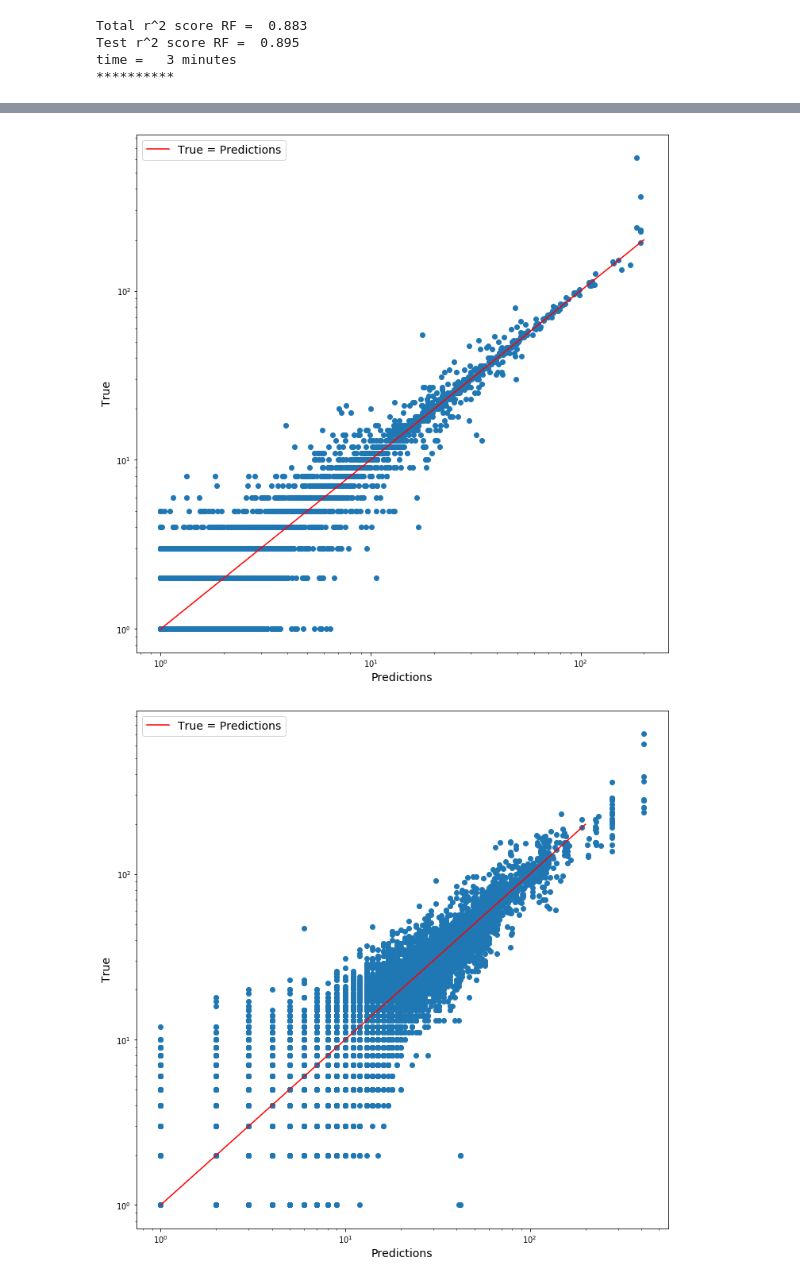
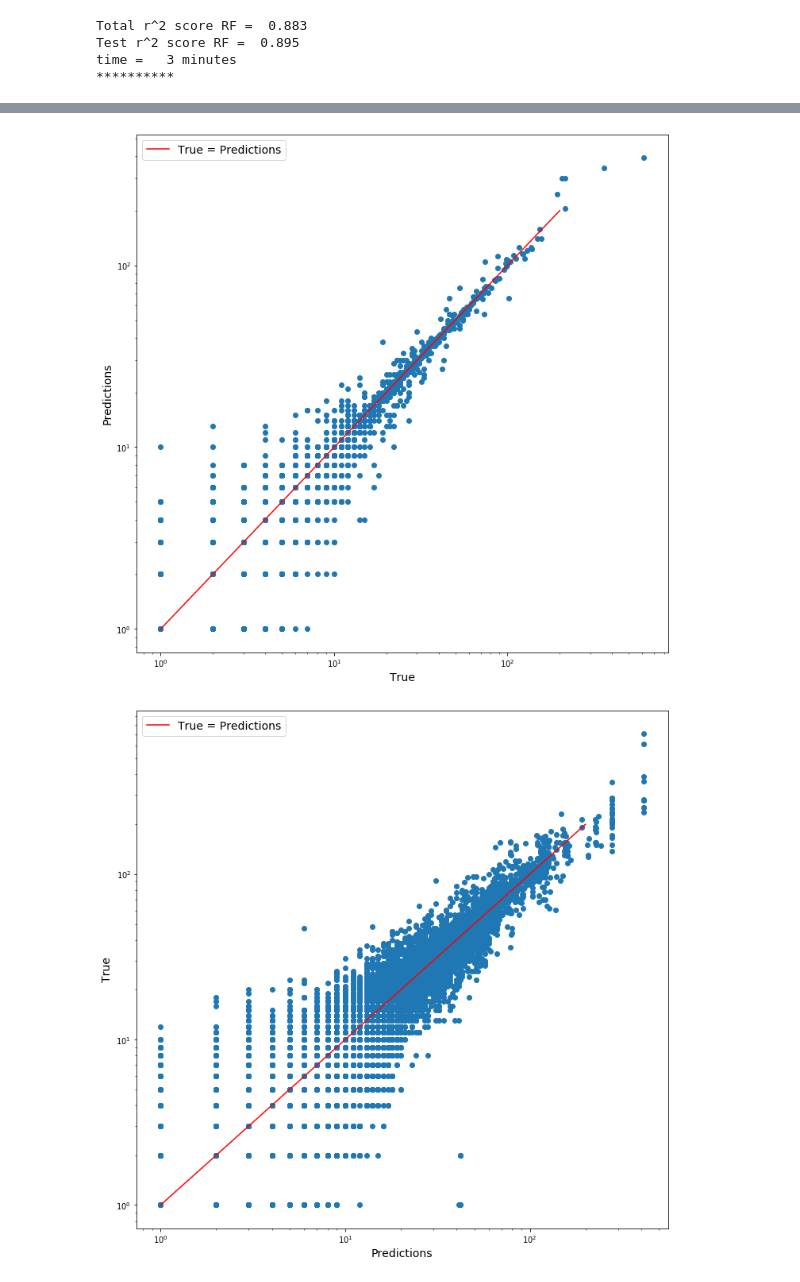
Before and after one commit to burning-river/Assembly_Bias, a Jupyter notebook: notebooks/prediction.ipynb, the cells around one changed output, grey strips where cells are left out. Cells and saved outputs as stored; diff of their text form; code cells hidden in the pictures.

```diff
--- a/notebooks/prediction.ipynb
+++ b/notebooks/prediction.ipynb
@@ -561,7 +565,7 @@ with PdfPages('vmax_dist.pdf') as pdf:
 # %% [output]
 [figure]
 # %%
-split = StratifiedShuffleSplit(n_splits=1, test_size=0.9885, random_state=7)
+split = StratifiedShuffleSplit(n_splits=1, test_size=0.9885, random_state=random_state[0])
 df = central_combined_sort
 for train_index, test_index in split.split(df,df['Cent Categories']):
     strat_train_set = df.loc[train_index]
@@ -664,9 +721,13 @@ time =   5 minutes
 # %%
 central = pd.DataFrame(columns = ['fofID', 'Central Occupation (True)',
-                                   'Central Occupation (Predicted)'])
+                                   'Central Occupation (Predicted)',
+                                 'Central Occupation (Predicted, Environment)',
+                                 'Central Occupation (Predicted, All)'])
 central['fofID'] = cent_data_cp['fofID']
 central['Central Occupation (True)'] = cent_data_cp['stellarMass']
 central['Central Occupation (Predicted)'] = cent_data_cp['Cent predicted']
+central['Central Occupation (Predicted, Environment)'] = cent_data_cp['Cent predicted from environment']
+central['Central Occupation (Predicted, All)'] = cent_data_cp['Cent predicted from all']
 central.to_csv('central.txt', header=None, index=None, sep=',')
 # %% [markdown]
 ### Test individual models here
@@ -860,19 +929,20 @@ sat_df['Central and Satellites (Predicted)'] = sat_df['Sat predicted']
 sat_df['Central and Satellites (Predicted, offset)'] = sat_df['Central and Satellites (Predicted)'] + 0.1
 sat_df['Central and Satellites (True, offset)'] = sat_df['Central and Satellites (True)'] + 0.1
 # %%
-with PdfPages('occupation_sample.pdf') as pdf:
+with PdfPages('occupation_sample.png') as png:
     fig = plt.figure(figsize=(12,12))
     ax0 = fig.add_subplot(111)
     ax0.set_xscale('log')
     ax0.set_yscale('log')
-    ax0.plot((sat_df['mvir']),sat_df['Central and Satellites (True, offset)'],'ro',
+    ax0.plot(sat_df['mvir'],sat_df['Central and Satellites (Predicted, offset)'],'bo',
+                 label = 'Central and Satellites Separate (Predicted)',
+                 rasterized=True)
+    ax0.plot(sat_df['mvir'],sat_df['Central and Satellites (True, offset)'],'ro',
                  label = 'Central and Satellites (True)', rasterized=True)
-    ax0.plot((sat_df['mvir']),sat_df['Central and Satellites (Predicted, offset)'],'bo',
-                 alpha = 0.5, label = 'Central and Satellites Together (Predicted)', rasterized=True)
     ax0.legend(fontsize=14)
     ax0.set_yticks([0.1,1,2])
     ax0.set_yticklabels([0, 1, 2])
     ax0.set_xlabel('Halo Mass', fontsize=14)
     ax0.set_ylabel('Number of galaxies', fontsize=14)
-    pdf.savefig()
+    png.savefig()
 # %% [output]
@@ -880,14 +949,0 @@ with PdfPages('occupation_sample.pdf') as pdf:
-# %%
-with PdfPages('occupation.png') as png:
-    fig = plt.figure(figsize=(12,12))
-    ax1 = fig.add_subplot(111)
-    ax1.semilogx((df['mvir']),df['Central and Satellites (True)'],'rs',
-                 label = 'Central and Satellites (True)', rasterized=True)
-    ax1.semilogx((df['mvir']),df['Central and Satellites Together (Predicted)'],'ko',
-                 label = 'Central and Satellites Together (Predicted)', rasterized=True)
-    ax1.semilogx((df['mvir']),df['Central and Satellites Separate (Predicted)'],'b+',
-                 label = 'Central and Satellites Separate (Predicted)', rasterized=True)
-    ax1.legend(fontsize=14)
-    ax1.set_xlabel('Halo Mass', fontsize=14)
-    ax1.set_ylabel('Number of galaxies', fontsize=14)
-    png.savefig()
@@ -896,19 +950,18 @@ with PdfPages('occupation.png') as png:
 # %%
-with PdfPages('true_vs_pred_sample.pdf') as pdf:
+with PdfPages('pred_vs_true_sample.pdf') as pdf:
     fig = plt.figure(figsize=(12,12))
     ax3 = fig.add_subplot(111)
-    ax3.scatter(sat_df['Sat predicted'],
-                sat_df['Number of Sats'])
+    ax3.scatter(sat_df['Number of Sats'], sat_df['Sat predicted'])
     x = np.linspace(1.,200.,1000)
     ax3.plot(x, x, 'r', label = 'True = Predictions')
     ax3.set_xscale('log')
     ax3.set_yscale('log')
     ax3.legend(fontsize=14)
-    ax3.set_xlabel('Predictions', fontsize=14)
-    ax3.set_ylabel('True', fontsize=14)
+    ax3.set_ylabel('Predictions', fontsize=14)
+    ax3.set_xlabel('True', fontsize=14)
     pdf.savefig()
 # %% [output]
-[figure, old version]
+[figure, new version]
 # %%
 with PdfPages('true_vs_pred_poisson.pdf') as pdf:
     fig = plt.figure(figsize=(12,12))
```
Also changed, not shown: parts of 25 cells of this notebook.
